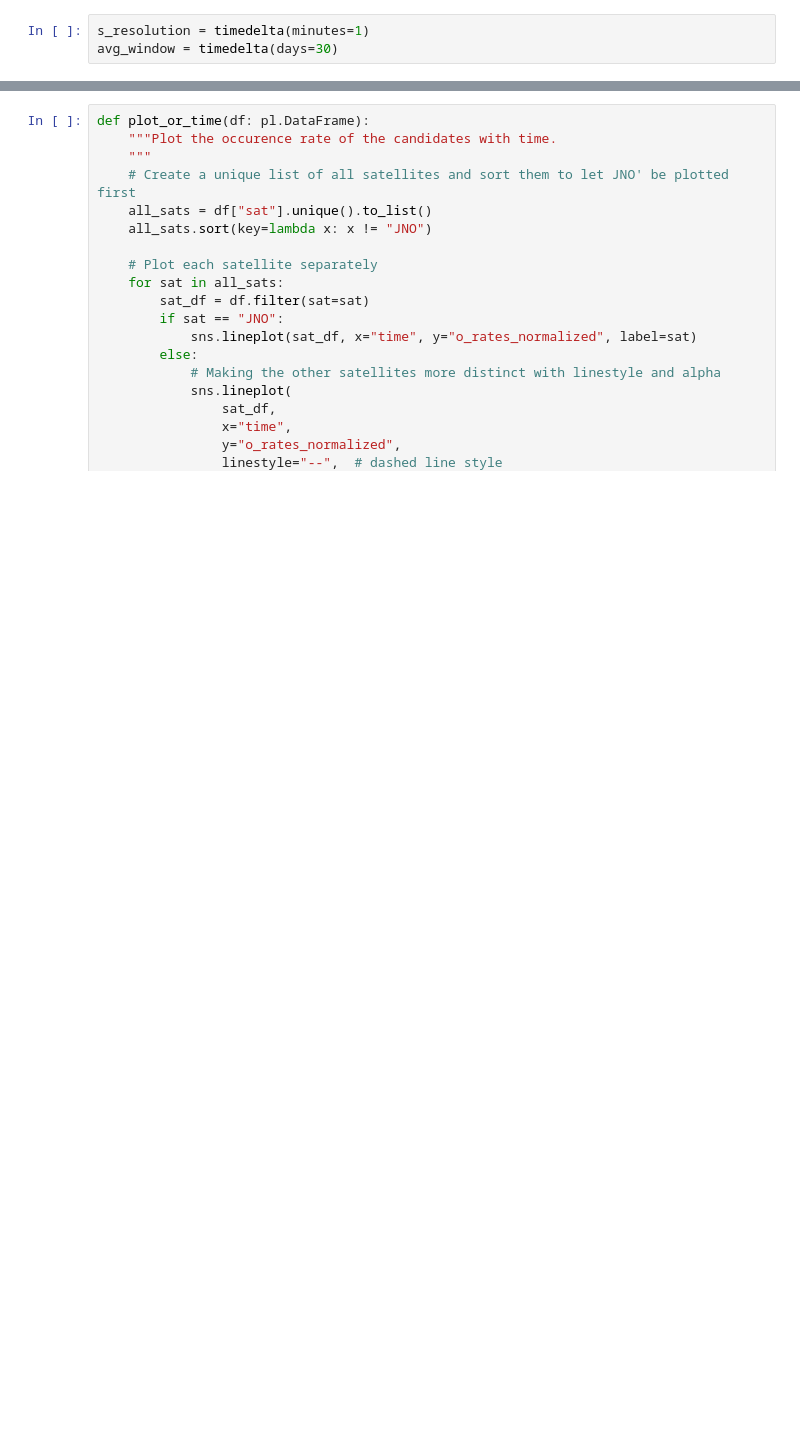
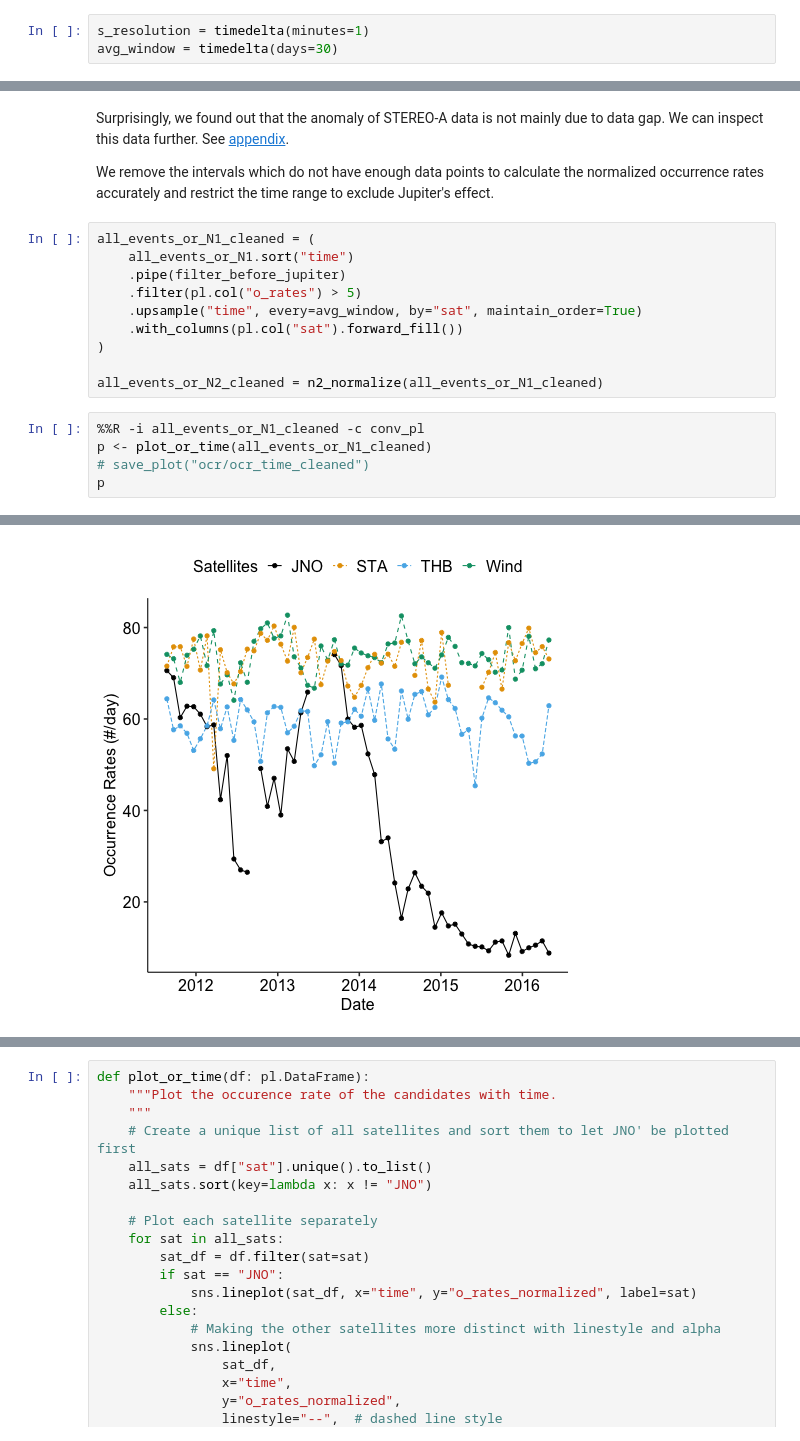
Before and after one commit to Beforerr/discontinuitypy, a Jupyter notebook: notebooks/analysis/01_occurence_rate.ipynb, the cells around one changed output, grey strips where cells are left out. Saved outputs shown, nothing was run; the diff lists cells and outputs as text; blank space fills up the shorter version.

```diff
--- a/notebooks/analysis/01_occurence_rate.ipynb
+++ b/notebooks/analysis/01_occurence_rate.ipynb
@@ -240,0 +280,20 @@ all_candidates_or_N2 = n2_normalize(all_candidates_or_N1)
+# %% [markdown]
+Surprisingly, we found out that the anomaly of STEREO-A data is not mainly due to data gap. We can inspect this data further. See [appendix](#stereo-a-anomaly-during-2014-08-period).
+
+We remove the intervals which do not have enough data points to calculate the normalized occurrence rates accurately and restrict the time range to exclude Jupiter's effect.
+# %%
+all_events_or_N1_cleaned = (
+    all_events_or_N1.sort("time")
+    .pipe(filter_before_jupiter)
+    .filter(pl.col("o_rates") > 5)
+    .upsample("time", every=avg_window, by="sat", maintain_order=True)
+    .with_columns(pl.col("sat").forward_fill())
+)
+
+all_events_or_N2_cleaned = n2_normalize(all_events_or_N1_cleaned)
+# %%
+%%R -i all_events_or_N1_cleaned -c conv_pl
+p <- plot_or_time(all_events_or_N1_cleaned)
+# save_plot("ocr/ocr_time_cleaned")
+p
+# %% [output]
@@ -240,0 +305 @@ all_candidates_or_N2 = n2_normalize(all_candidates_or_N1)
+[figure, added]
```
Also changed, not shown: parts of 68 cells of this notebook, 38 other files.
